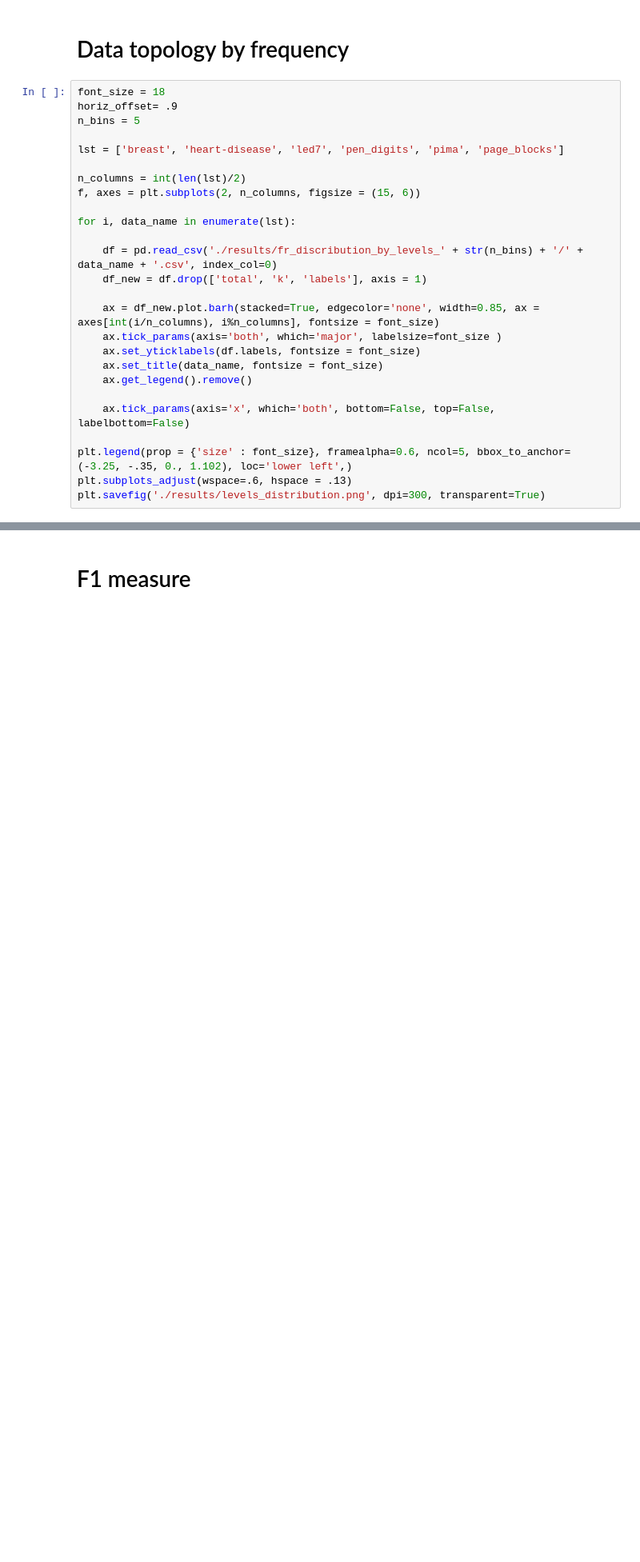
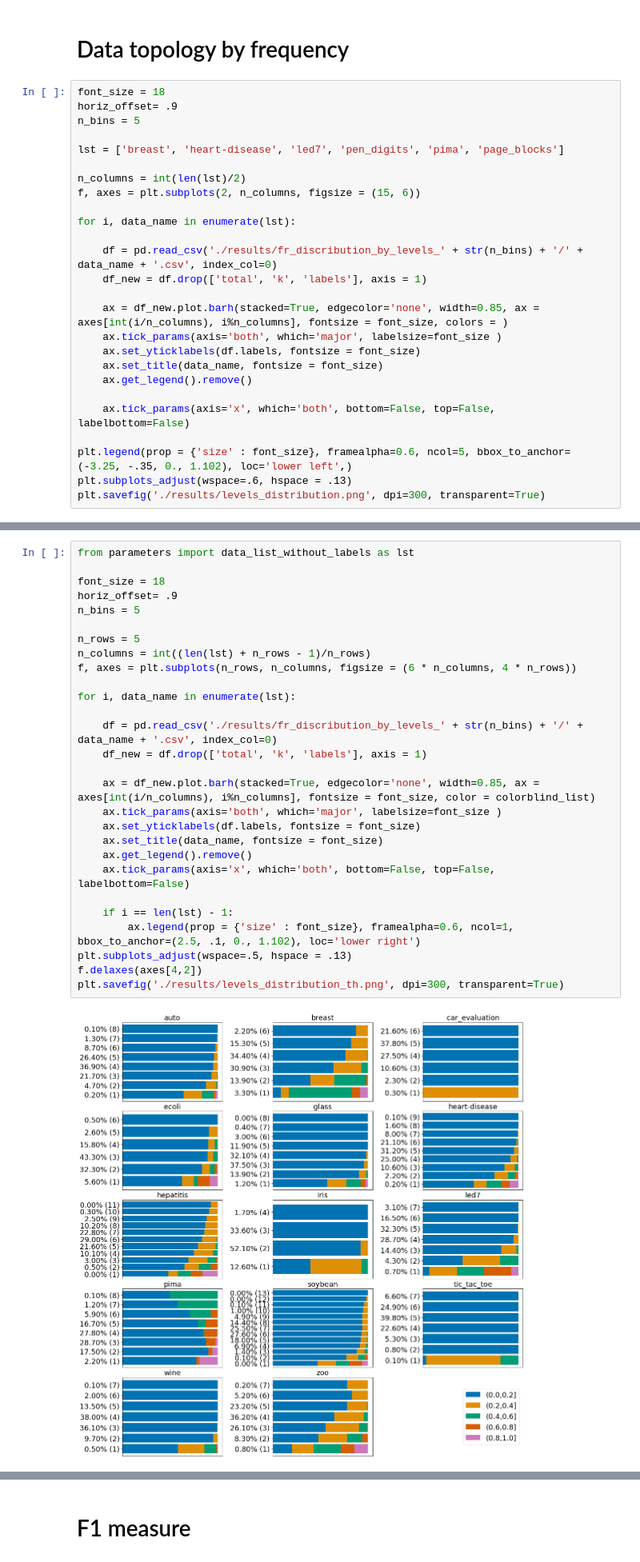
Before and after one commit to makhalova/pattern_mining_tools, a Jupyter notebook: experiments/ML_CS_GDPM/output_for_the_paper.ipynb, the cells around one changed output, grey strips where cells are left out. Shown at 80% size. Saved outputs shown, nothing was run; the diff lists cells and outputs as text; blank space fills up the shorter version.

```diff
--- a/experiments/ML_CS_GDPM/output_for_the_paper.ipynb
+++ b/experiments/ML_CS_GDPM/output_for_the_paper.ipynb
@@ -157,7 +159,7 @@ for i, data_name in enumerate(lst):
     df = pd.read_csv('./results/fr_discribution_by_levels_' + str(n_bins) + '/' + data_name + '.csv', index_col=0)
     df_new = df.drop(['total', 'k', 'labels'], axis = 1)
 
-    ax = df_new.plot.barh(stacked=True, edgecolor='none', width=0.85, ax = axes[int(i/n_columns), i%n_columns], fontsize = font_size)
+    ax = df_new.plot.barh(stacked=True, edgecolor='none', width=0.85, ax = axes[int(i/n_columns), i%n_columns], fontsize = font_size, colors = )
     ax.tick_params(axis='both', which='major', labelsize=font_size )
     ax.set_yticklabels(df.labels, fontsize = font_size)
     ax.set_title(data_name, fontsize = font_size)
@@ -198,0 +205,30 @@ plt.subplots_adjust(wspace=.01, hspace = .2)
+# %%
+from parameters import data_list_without_labels as lst
+
+font_size = 18
+horiz_offset= .9
+n_bins = 5
+
+n_rows = 5
+n_columns = int((len(lst) + n_rows - 1)/n_rows)
+f, axes = plt.subplots(n_rows, n_columns, figsize = (6 * n_columns, 4 * n_rows))
+
+for i, data_name in enumerate(lst):
+
+    df = pd.read_csv('./results/fr_discribution_by_levels_' + str(n_bins) + '/' + data_name + '.csv', index_col=0)
+    df_new = df.drop(['total', 'k', 'labels'], axis = 1)
+
+    ax = df_new.plot.barh(stacked=True, edgecolor='none', width=0.85, ax = axes[int(i/n_columns), i%n_columns], fontsize = font_size, color = colorblind_list)
+    ax.tick_params(axis='both', which='major', labelsize=font_size )
+    ax.set_yticklabels(df.labels, fontsize = font_size)
+    ax.set_title(data_name, fontsize = font_size)
+    ax.get_legend().remove()
+    ax.tick_params(axis='x', which='both', bottom=False, top=False, labelbottom=False)
+
+    if i == len(lst) - 1:
+        ax.legend(prop = {'size' : font_size}, framealpha=0.6, ncol=1, bbox_to_anchor=(2.5, .1, 0., 1.102), loc='lower right')
+plt.subplots_adjust(wspace=.5, hspace = .13)
+f.delaxes(axes[4,2])
+plt.savefig('./results/levels_distribution_th.png', dpi=300, transparent=True)
+# %% [output]
+[figure, added]
```
Also changed, not shown: parts of 8 cells of this notebook, 10 other files.
